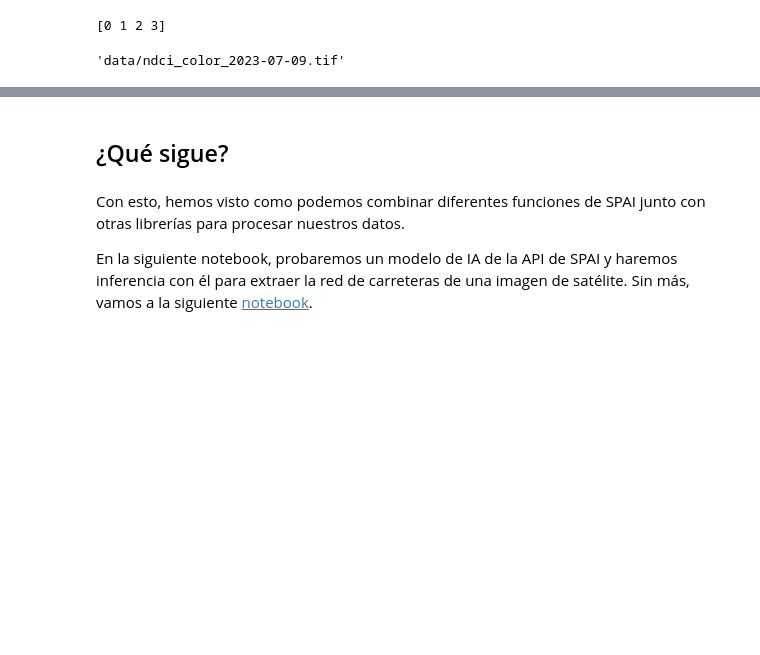
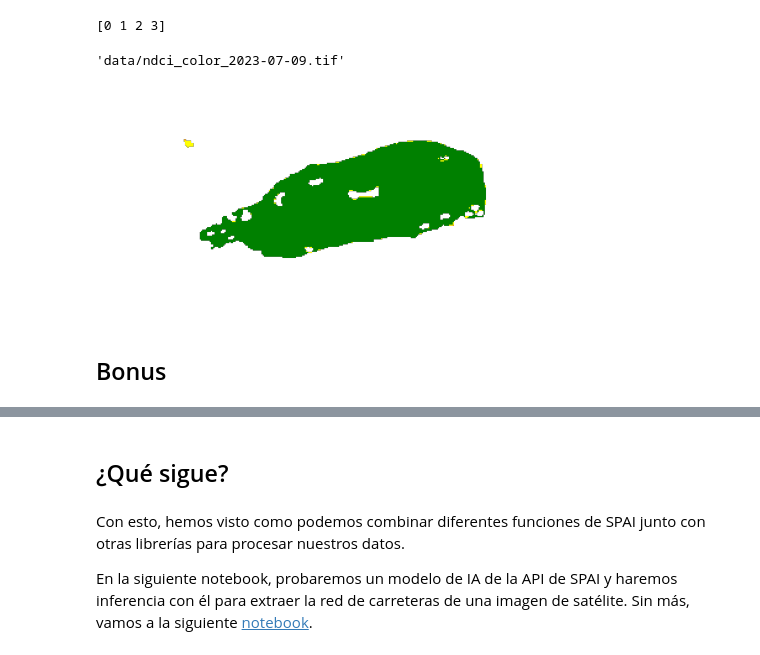
Before and after one commit to earthpulse/spai-workshop-jsl2024, a Jupyter notebook: notebooks/03_procesado_datos.ipynb, the cells around one changed output, grey strips where cells are left out. Drawn from its saved outputs; the diff is of its cells as text; code cells hidden in the pictures; blank space fills up the shorter version.

```diff
--- a/notebooks/03_procesado_datos.ipynb
+++ b/notebooks/03_procesado_datos.ipynb
@@ -22,13 +22,10 @@ Para el análisis de calidad del agua, utilizaremos dos índices espectrales com
 Sin más, ¡comenzamos! Lo primero que haremos es declarar nuestro `Storage` y nuestra `aoi`.
 # %%
 from spai.data.satellite import load_satellite_imagery
-from spai.storage import Storage
-import os
+from spai.storage.LocalStorage import LocalStorage
 
-os.environ["SPAI_STORAGE_NAMES"] = "local_data"
-os.environ["SPAI_STORAGE_LOCAL_PATH"] = "./data"
-
-storage = Storage()["data"]
+storage = LocalStorage("data")
+storage.list()
 
 gdf = storage.read("estany_ivars.geojson")
 # %% [output]
@@ -324,3 +346,16 @@ ndci_color = colorize_raster(ndci_categories, colors)
 storage.create(ndci_color, f"ndci_color_{time}.tif", ds=ds)
 # %% [output]
 'data/ndci_color_2023-07-09.tif'
+# %%
+import xarray as xr
+import matplotlib.pyplot as plt
+
+path = storage.get_path(f"ndci_color_{time}.tif")
+data = xr.open_rasterio(path)
+plt.imshow(data.transpose("y", "x", "band"))
+plt.axis("off")
+plt.show()
+# %% [output]
+[figure, added]
+# %% [markdown]
+## Bonus
```
Also changed, not shown: parts of 8 cells of this notebook, 3 other files.
